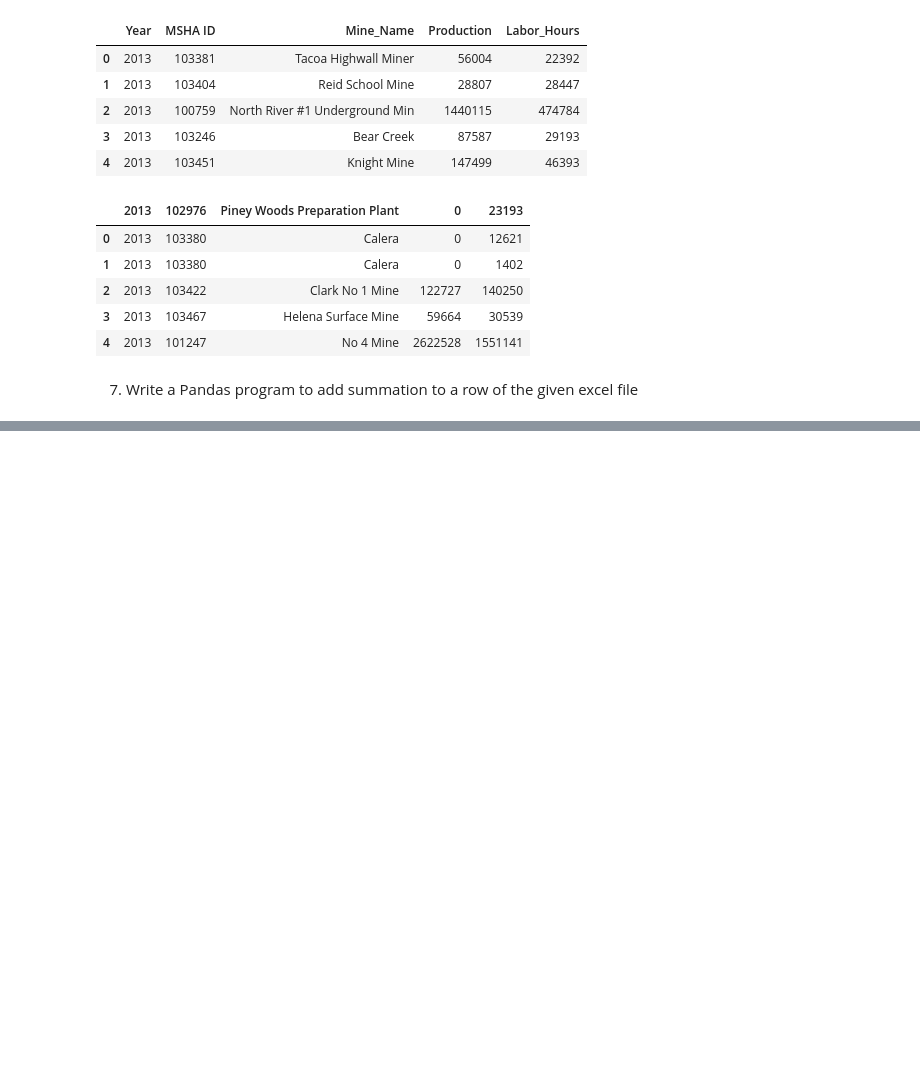
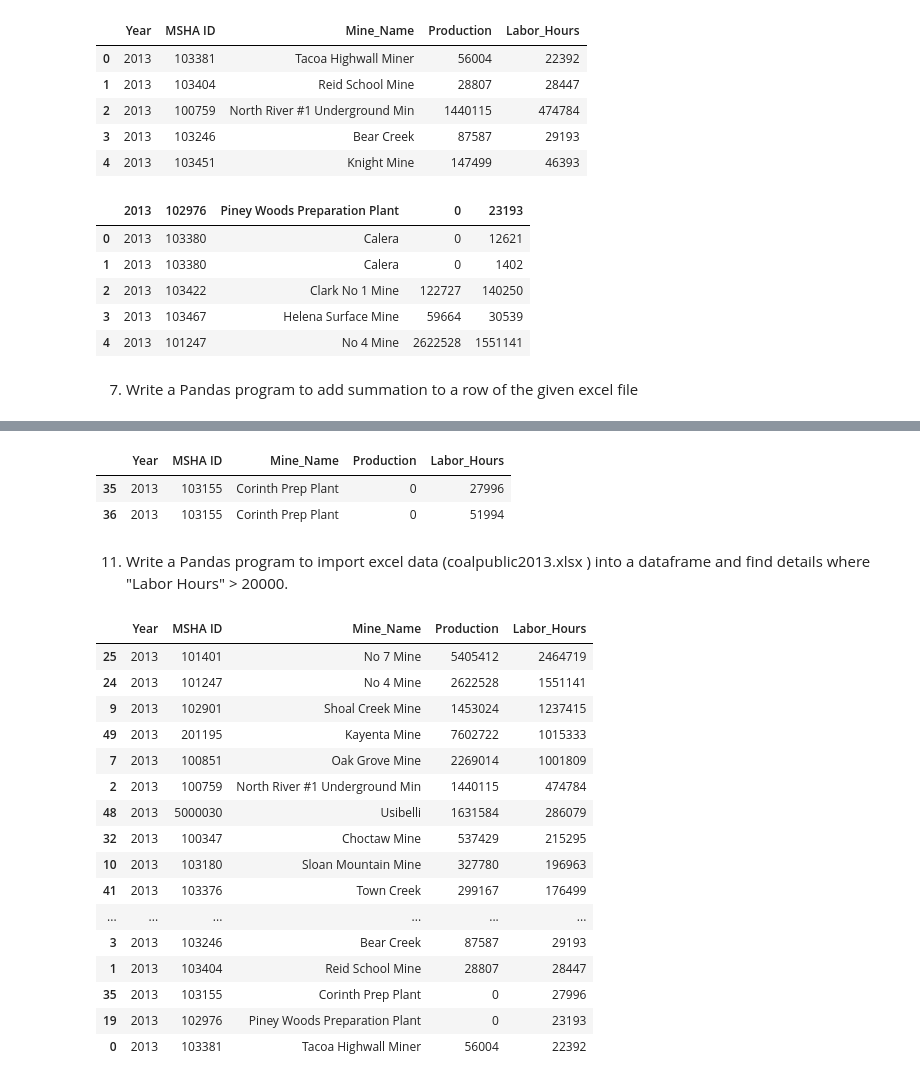
Before and after one commit to Proxytrail/pandasquestions, a Jupyter notebook: pandasquestion2.ipynb, the cells around one changed output, grey strips where cells are left out. Saved outputs shown, nothing was run; the diff lists cells and outputs as text; code cells hidden in the pictures; blank space fills up the shorter version.

```diff
--- a/pandasquesion2.ipynb
+++ b/pandasquestion2.ipynb
@@ -160,0 +173,3 @@ df.head()
+# %%
+df = pd.read_excel(pwd + '/coalpublic2013.xlsx')
+df.head(10)
@@ -160,0 +216,30 @@ df.head()
+# %%
+n = int(input('Enter the ID: '))
+df[df['MSHA ID'] == n]
+# %% [output]
+|  | Year | MSHA ID | Mine_Name | Production | Labor_Hours |
+| 35 | 2013 | 103155 | Corinth Prep Plant | 0 | 27996 |
+| 36 | 2013 | 103155 | Corinth Prep Plant | 0 | 51994 |
+# %% [markdown]
+11. Write a Pandas program to import excel data (coalpublic2013.xlsx ) into a
+dataframe and find details where "Labor Hours" > 20000.
+# %%
+df[(df.Labor_Hours) > 20000].sort_values(by='Labor_Hours',ascending=False)
+# %% [output]
+|  | Year | MSHA ID | Mine_Name | Production | Labor_Hours |
+| 25 | 2013 | 101401 | No 7 Mine | 5405412 | 2464719 |
+| 24 | 2013 | 101247 | No 4 Mine | 2622528 | 1551141 |
+| 9 | 2013 | 102901 | Shoal Creek Mine | 1453024 | 1237415 |
+| 49 | 2013 | 201195 | Kayenta Mine | 7602722 | 1015333 |
+| 7 | 2013 | 100851 | Oak Grove Mine | 2269014 | 1001809 |
+| 2 | 2013 | 100759 | North River #1 Underground Min | 1440115 | 474784 |
+| 48 | 2013 | 5000030 | Usibelli | 1631584 | 286079 |
+| 32 | 2013 | 100347 | Choctaw Mine | 537429 | 215295 |
+| 10 | 2013 | 103180 | Sloan Mountain Mine | 327780 | 196963 |
+| 41 | 2013 | 103376 | Town Creek | 299167 | 176499 |
+| ... | ... | ... | ... | ... | ... |
+| 3 | 2013 | 103246 | Bear Creek | 87587 | 29193 |
+| 1 | 2013 | 103404 | Reid School Mine | 28807 | 28447 |
+| 35 | 2013 | 103155 | Corinth Prep Plant | 0 | 27996 |
+| 19 | 2013 | 102976 | Piney Woods Preparation Plant | 0 | 23193 |
+| 0 | 2013 | 103381 | Tacoa Highwall Miner | 56004 | 22392 |
```
Also changed, not shown: parts of 11 cells of this notebook.
